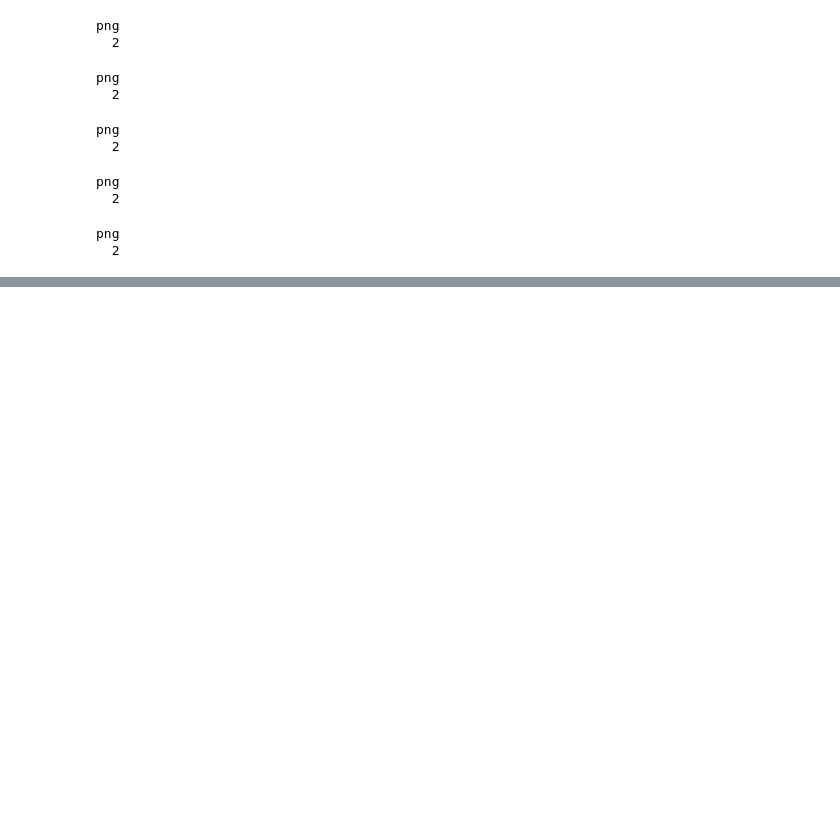
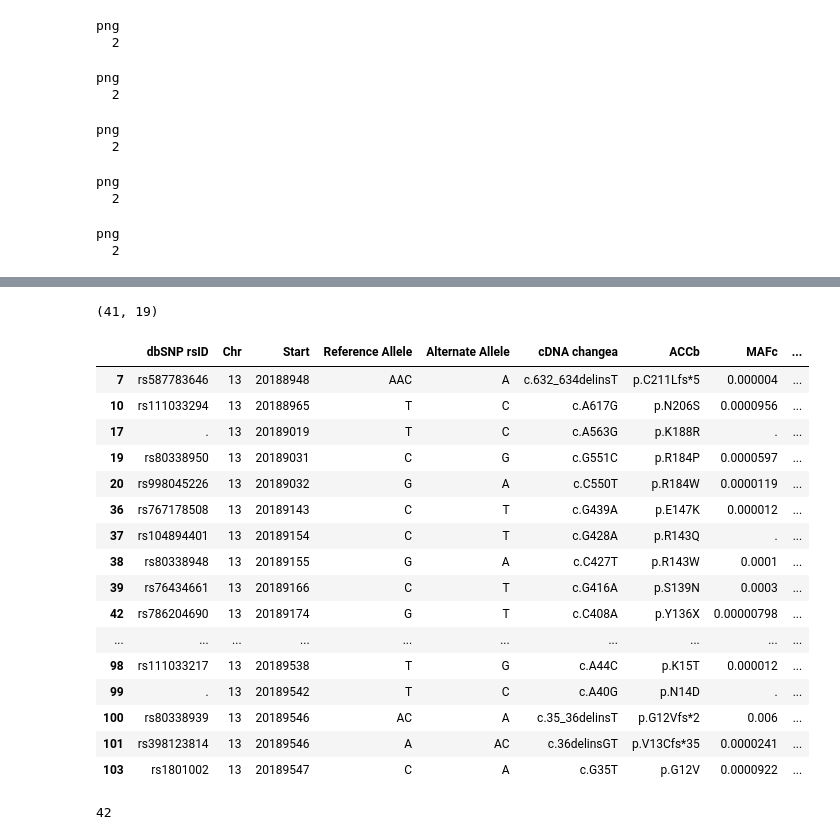
Before and after one commit to statgenetics/UKBB_GWAS_dev, a Jupyter notebook: workflow/rarevarianttable.ipynb, the cells around one changed output, grey strips where cells are left out. Saved outputs shown, nothing was run; the diff lists cells and outputs as text; code cells hidden in the pictures; blank space fills up the shorter version.

```diff
--- a/workflow/rarevarianttable.ipynb
+++ b/workflow/rarevarianttable.ipynb
@@ -5249,0 +5383,4 @@ png
+# %%
+import pandas as pd
+anno = pd.read_csv("~/working/mega-f2247-GJB2-mask2-0.01.txt",sep="\t",header=0)
+anno
@@ -5249,0 +5401,33 @@ png
+# %%
+target = ["Pathogenic","Pathogenic/Likely_pathogenic","Likely_pathogenic"]
+anno[anno["ClinVar"].isin(target)].shape
+# %% [output]
+(41, 19)
+# %%
+targetanno = anno[anno["ClinVar"].isin(target)].copy()
+targetanno = targetanno.astype("string")
+targetanno["varID"] = "chr" + targetanno["Chr"].str.cat(others=[targetanno["Start"],targetanno["Reference Allele"],targetanno["Alternate Allele"]],sep=":")
+targetanno
+# %% [output]
+|  | dbSNP rsID | Chr | Start | Reference Allele | Alternate Allele | cDNA changea | ACCb | MAFc | ... |
+| 7 | rs587783646 | 13 | 20188948 | AAC | A | c.632_634delinsT | p.C211Lfs*5 | 0.000004 | ... |
+| 10 | rs111033294 | 13 | 20188965 | T | C | c.A617G | p.N206S | 0.0000956 | ... |
+| 17 | . | 13 | 20189019 | T | C | c.A563G | p.K188R | . | ... |
+| 19 | rs80338950 | 13 | 20189031 | C | G | c.G551C | p.R184P | 0.0000597 | ... |
+| 20 | rs998045226 | 13 | 20189032 | G | A | c.C550T | p.R184W | 0.0000119 | ... |
+| 36 | rs767178508 | 13 | 20189143 | C | T | c.G439A | p.E147K | 0.000012 | ... |
+| 37 | rs104894401 | 13 | 20189154 | C | T | c.G428A | p.R143Q | . | ... |
+| 38 | rs80338948 | 13 | 20189155 | G | A | c.C427T | p.R143W | 0.0001 | ... |
+| 39 | rs76434661 | 13 | 20189166 | C | T | c.G416A | p.S139N | 0.0003 | ... |
+| 42 | rs786204690 | 13 | 20189174 | G | T | c.C408A | p.Y136X | 0.00000798 | ... |
+| ... | ... | ... | ... | ... | ... | ... | ... | ... | ... |
+| 98 | rs111033217 | 13 | 20189538 | T | G | c.A44C | p.K15T | 0.000012 | ... |
+| 99 | . | 13 | 20189542 | T | C | c.A40G | p.N14D | . | ... |
+| 100 | rs80338939 | 13 | 20189546 | AC | A | c.35_36delinsT | p.G12Vfs*2 | 0.006 | ... |
+| 101 | rs398123814 | 13 | 20189546 | A | AC | c.36delinsGT | p.V13Cfs*35 | 0.0000241 | ... |
+| 103 | rs1801002 | 13 | 20189547 | C | A | c.G35T | p.G12V | 0.0000922 | ... |
+# %%
+targetlist = targetanno["varID"].to_list() + ["chr13:20189481:A:G"]
+len(targetlist)
+# %% [output]
+42
```
Also changed, not shown: parts of 10 cells of this notebook, 1 other file.
